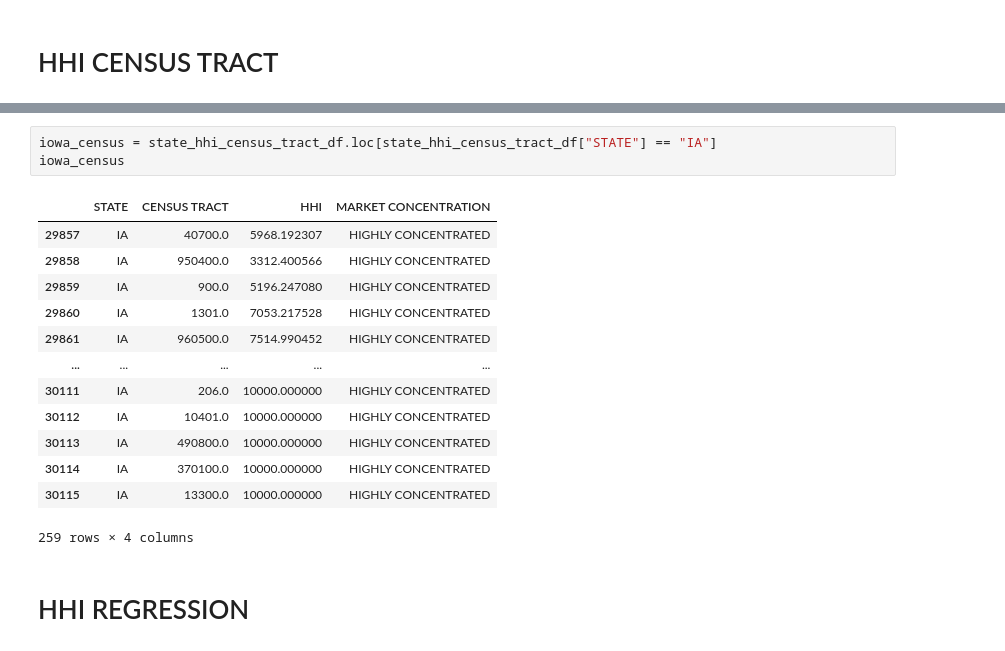
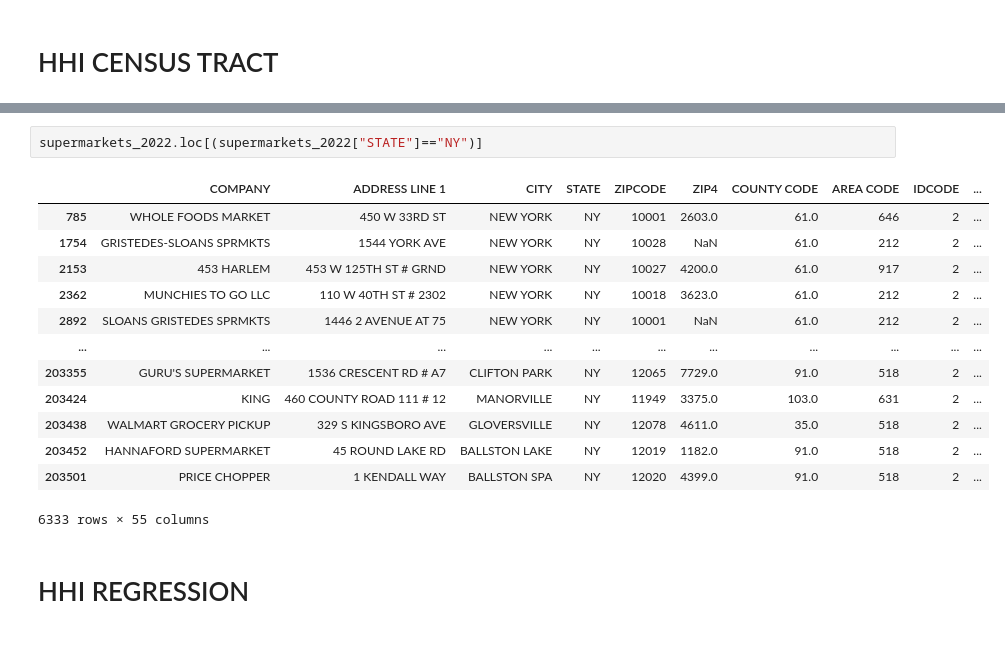
Before and after one commit to Kenthia11/rafi-grocery, a Jupyter notebook: notebooks/SEBASTIAN-CLEANED-EDA.ipynb, the cells around one changed output, grey strips where cells are left out. Drawn from its saved outputs; the diff is of its cells as text.

```diff
--- a/notebooks/SEBASTIAN-CLEANED-EDA.ipynb
+++ b/notebooks/SEBASTIAN-CLEANED-EDA.ipynb
@@ -653,19 +662,18 @@ state_hhi_census_tract_df.head()
-# %%
-iowa_census = state_hhi_census_tract_df.loc[state_hhi_census_tract_df["STATE"] == "IA"]
-iowa_census
-# %% [output]
-|  | STATE | CENSUS TRACT | HHI | MARKET CONCENTRATION |
-| 29857 | IA | 40700.0 | 5968.192307 | HIGHLY CONCENTRATED |
-| 29858 | IA | 950400.0 | 3312.400566 | HIGHLY CONCENTRATED |
-| 29859 | IA | 900.0 | 5196.247080 | HIGHLY CONCENTRATED |
-| 29860 | IA | 1301.0 | 7053.217528 | HIGHLY CONCENTRATED |
-| 29861 | IA | 960500.0 | 7514.990452 | HIGHLY CONCENTRATED |
-| ... | ... | ... | ... | ... |
-| 30111 | IA | 206.0 | 10000.000000 | HIGHLY CONCENTRATED |
-| 30112 | IA | 10401.0 | 10000.000000 | HIGHLY CONCENTRATED |
-| 30113 | IA | 490800.0 | 10000.000000 | HIGHLY CONCENTRATED |
-| 30114 | IA | 370100.0 | 10000.000000 | HIGHLY CONCENTRATED |
-| 30115 | IA | 13300.0 | 10000.000000 | HIGHLY CONCENTRATED |
-259 rows × 4 columns
+# %%
+supermarkets_2022.loc[(supermarkets_2022["STATE"]=="NY")]
+# %% [output]
+|  | COMPANY | ADDRESS LINE 1 | CITY | STATE | ZIPCODE | ZIP4 | COUNTY CODE | AREA CODE | IDCODE | ... |
+| 785 | WHOLE FOODS MARKET | 450 W 33RD ST | NEW YORK | NY | 10001 | 2603.0 | 61.0 | 646 | 2 | ... |
+| 1754 | GRISTEDES-SLOANS SPRMKTS | 1544 YORK AVE | NEW YORK | NY | 10028 | NaN | 61.0 | 212 | 2 | ... |
+| 2153 | 453 HARLEM | 453 W 125TH ST # GRND | NEW YORK | NY | 10027 | 4200.0 | 61.0 | 917 | 2 | ... |
+| 2362 | MUNCHIES TO GO LLC | 110 W 40TH ST # 2302 | NEW YORK | NY | 10018 | 3623.0 | 61.0 | 212 | 2 | ... |
+| 2892 | SLOANS GRISTEDES SPRMKTS | 1446 2 AVENUE AT 75 | NEW YORK | NY | 10001 | NaN | 61.0 | 212 | 2 | ... |
+| ... | ... | ... | ... | ... | ... | ... | ... | ... | ... | ... |
+| 203355 | GURU'S SUPERMARKET | 1536 CRESCENT RD # A7 | CLIFTON PARK | NY | 12065 | 7729.0 | 91.0 | 518 | 2 | ... |
+| 203424 | KING | 460 COUNTY ROAD 111 # 12 | MANORVILLE | NY | 11949 | 3375.0 | 103.0 | 631 | 2 | ... |
+| 203438 | WALMART GROCERY PICKUP | 329 S KINGSBORO AVE | GLOVERSVILLE | NY | 12078 | 4611.0 | 35.0 | 518 | 2 | ... |
+| 203452 | HANNAFORD SUPERMARKET | 45 ROUND LAKE RD | BALLSTON LAKE | NY | 12019 | 1182.0 | 91.0 | 518 | 2 | ... |
+| 203501 | PRICE CHOPPER | 1 KENDALL WAY | BALLSTON SPA | NY | 12020 | 4399.0 | 91.0 | 518 | 2 | ... |
+6333 rows × 55 columns
 # %% [markdown]
 # HHI REGRESSION
```
Also changed, not shown: parts of 21 cells of this notebook.
